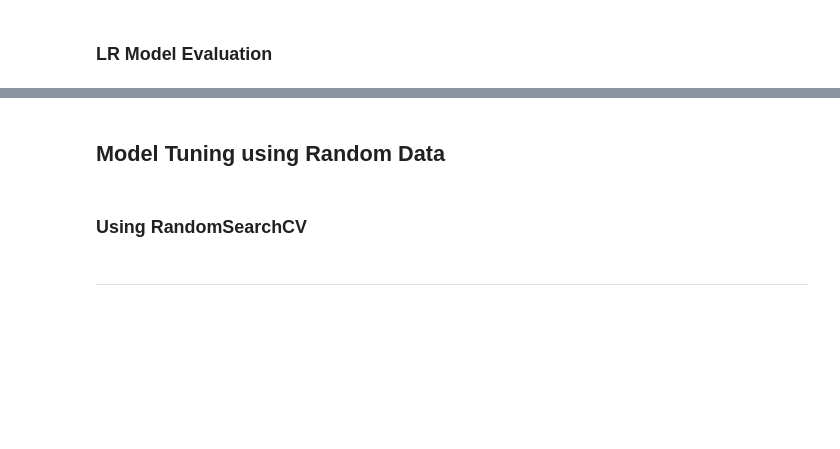
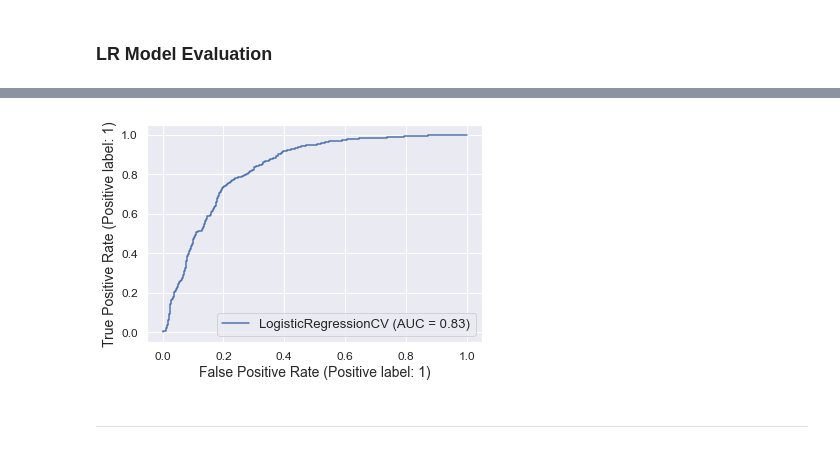
Before and after one commit to dennislamcv1/GoogleADA, a Jupyter notebook: Capstone/Machine Learning Capstone.ipynb, the cells around one changed output, grey strips where cells are left out. Cells and saved outputs as stored; diff of their text form; code cells hidden in the pictures; blank space fills up the shorter version.

```diff
--- a/Capstone/Machine Learning Capstone.ipynb
+++ b/Capstone/Machine Learning Capstone.ipynb
@@ -173,2 +388,4 @@ lr = LogisticRegressionCV(cv=5, verbose=1, random_state=0)
+# %%
+lr = LogisticRegressionCV(solver='lbfgs', cv=5, verbose=1, random_state=0, n_jobs=-1, Cs=7)
 # %%
-lr.fit(X_train_scaled, y_train)
+lr.fit(X_train, y_train)
@@ -192,7 +429,5 @@ print(classification_report(y_test,lrpred))
 # %%
-plot_roc_curve(logreg,X_test_scaled,y_test)
+plot_roc_curve(lr,X_test,y_test)
 plt.show()
+# %% [output]
+[figure, added]
-# %% [markdown]
-## Model Tuning using Random Data
-# %% [markdown]
-### Using RandomSearchCV
```
Also changed, not shown: parts of 100 cells of this notebook.
